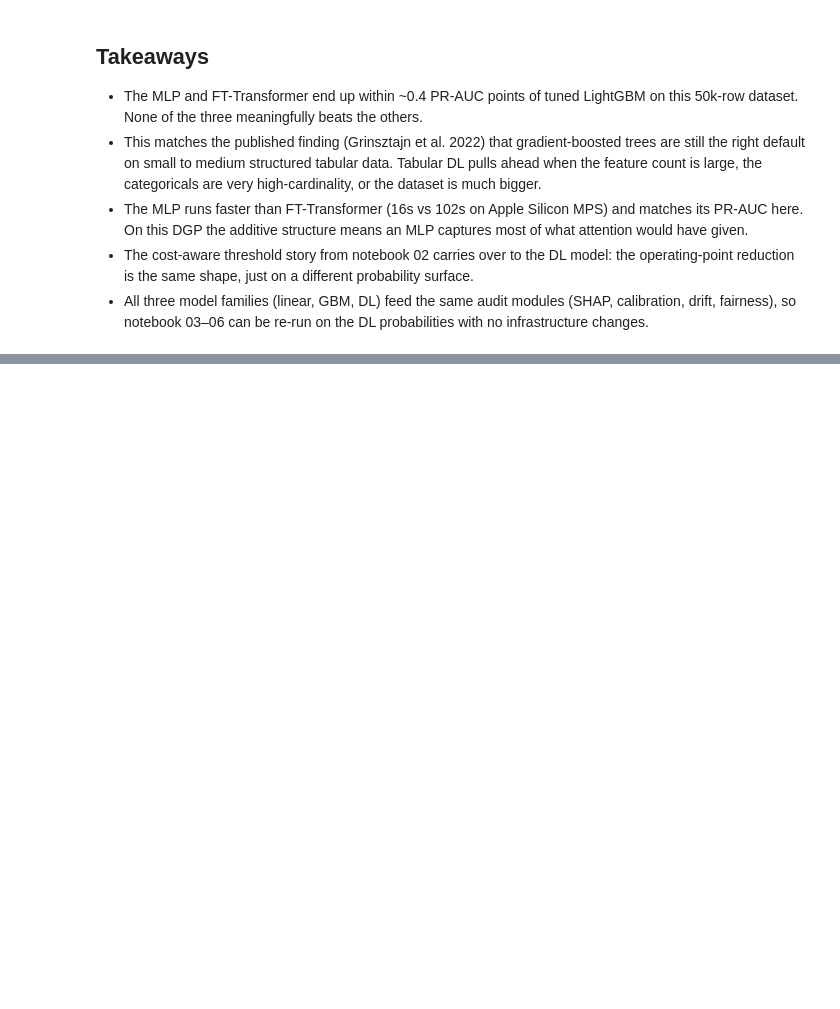
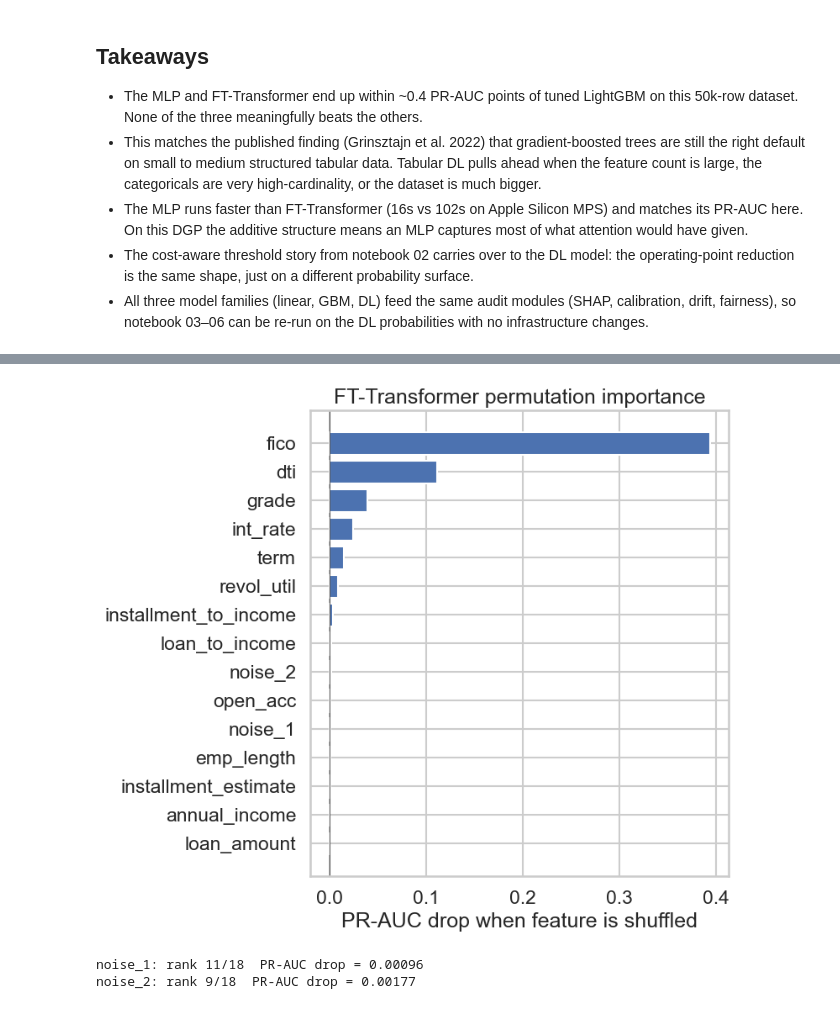
Before and after one commit to jessi-sidhu/credit-risk-modeling, a Jupyter notebook: notebooks/08_tabular_dl.ipynb, the cells around one changed output, grey strips where cells are left out. Cells and saved outputs as stored; diff of their text form; code cells hidden in the pictures; blank space fills up the shorter version.

```diff
--- a/notebooks/08_tabular_dl.ipynb
+++ b/notebooks/08_tabular_dl.ipynb
@@ -167,0 +242,13 @@ FT-Transformer cost-optimal threshold: 0.500
+# %%
+rows = []
+for col in NUMERIC_ALL + CATEGORICAL:
+    if col not in X_perm.columns:
+        continue
+    X_shuf = X_perm.copy()
+    X_shuf[col] = rng.permutation(X_shuf[col].to_numpy())
+    ds_shuf = TabularDataset(X_shuf, spec)
+    prob_shuf = predict_proba(model_ftt, ds_shuf, device=device)
+    pr = float(average_precision_score(y_perm, prob_shuf))
+    rows.append({'feature': col, 'pr_auc_drop': base_pr - pr})
+perm_imp = pd.DataFrame(rows).sort_values('pr_auc_drop', ascending=False)
+perm_imp.head(15).round(4)
@@ -167,0 +272,19 @@ FT-Transformer cost-optimal threshold: 0.500
+# %%
+fig, ax = plt.subplots(figsize=(8, 7))
+top = perm_imp.head(15).iloc[::-1]
+noise_mask = top['feature'].isin(['noise_1', 'noise_2'])
+colors = ['#c44e52' if m else '#4c72b0' for m in noise_mask]
+ax.barh(top['feature'], top['pr_auc_drop'], color=colors)
+ax.axvline(0, color='black', lw=0.5)
+ax.set_xlabel('PR-AUC drop when feature is shuffled')
+ax.set_title('FT-Transformer permutation importance')
+plt.tight_layout(); plt.savefig(FIG_DIR / 'dl_permutation_importance.png', dpi=120); plt.show()
+
+for col in ('noise_1', 'noise_2'):
+    rank = list(perm_imp['feature']).index(col) + 1 if col in perm_imp['feature'].values else None
+    val = perm_imp.set_index('feature').loc[col, 'pr_auc_drop'] if rank else None
+    print(f'{col}: rank {rank}/{len(perm_imp)}  PR-AUC drop = {val:.5f}' if rank else f'{col}: not present')
+# %% [output]
+[figure, added]
+noise_1: rank 11/18  PR-AUC drop = 0.00096
+noise_2: rank 9/18  PR-AUC drop = 0.00177
```
Also changed, not shown: parts of 10 cells of this notebook, 2 other files.
